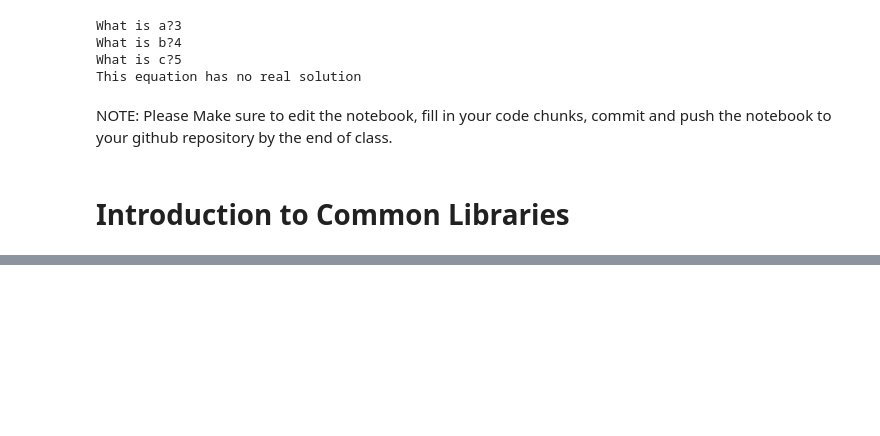
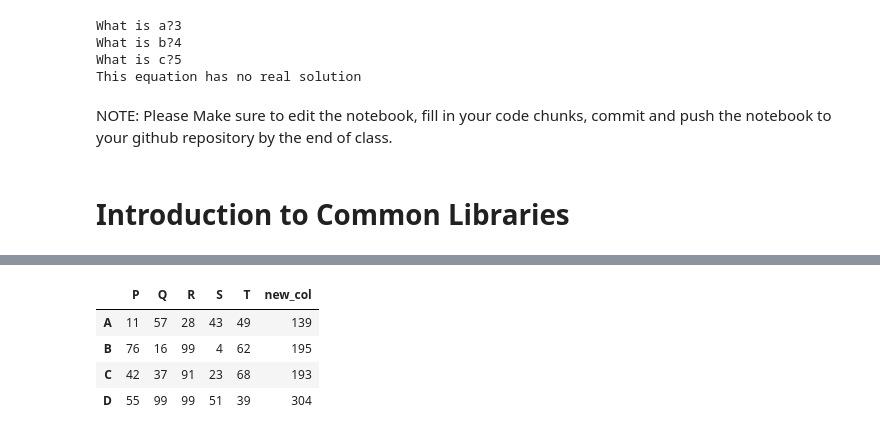
Before and after one commit to vardayini/MEM_FDS_Fall18_Lab_Tutorials, a Jupyter notebook: Lab_1_11-6-18.ipynb, the cells around one changed output, grey strips where cells are left out. Saved outputs shown, nothing was run; the diff lists cells and outputs as text; code cells hidden in the pictures; blank space fills up the shorter version.

```diff
--- a/Lab_1_11-6-18.ipynb
+++ b/Lab_1_11-6-18.ipynb
@@ -351,0 +585,8 @@ NOTE: Please Make sure to edit the notebook, fill in your code chunks, commit an
+# %%
+df
+# %% [output]
+|  | P | Q | R | S | T | new_col |
+| A | 11 | 57 | 28 | 43 | 49 | 139 |
+| B | 76 | 16 | 99 | 4 | 62 | 195 |
+| C | 42 | 37 | 91 | 23 | 68 | 193 |
+| D | 55 | 99 | 99 | 51 | 39 | 304 |
```
Also changed, not shown: parts of 95 cells of this notebook, 1 other file.
